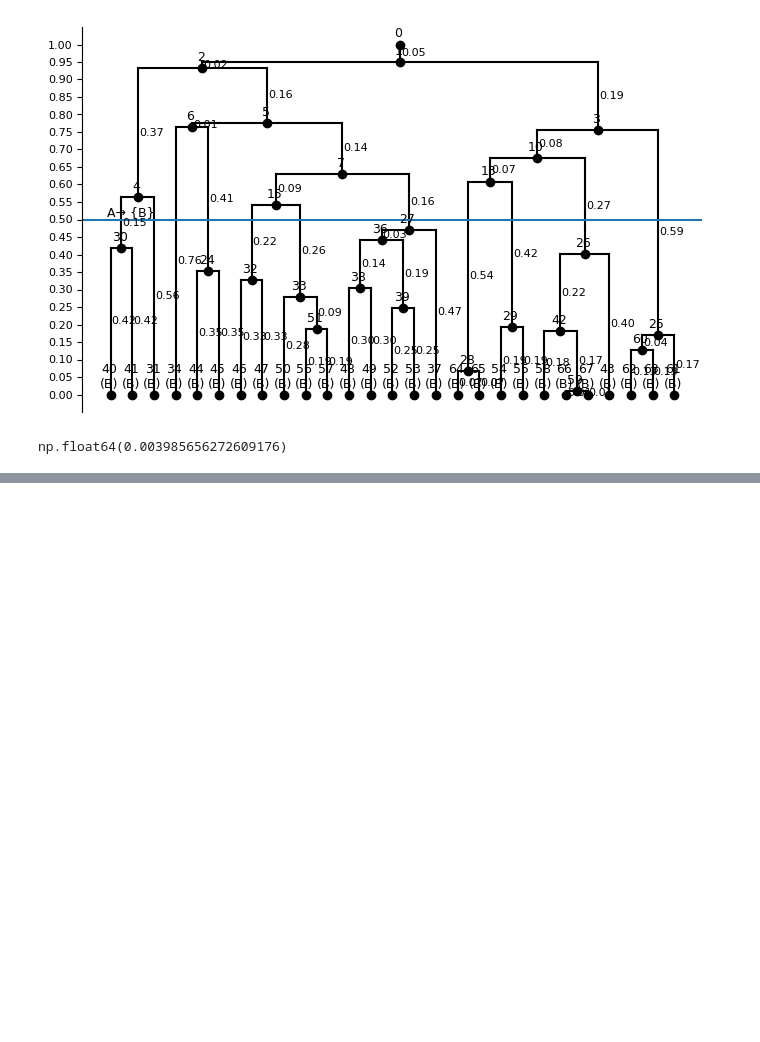
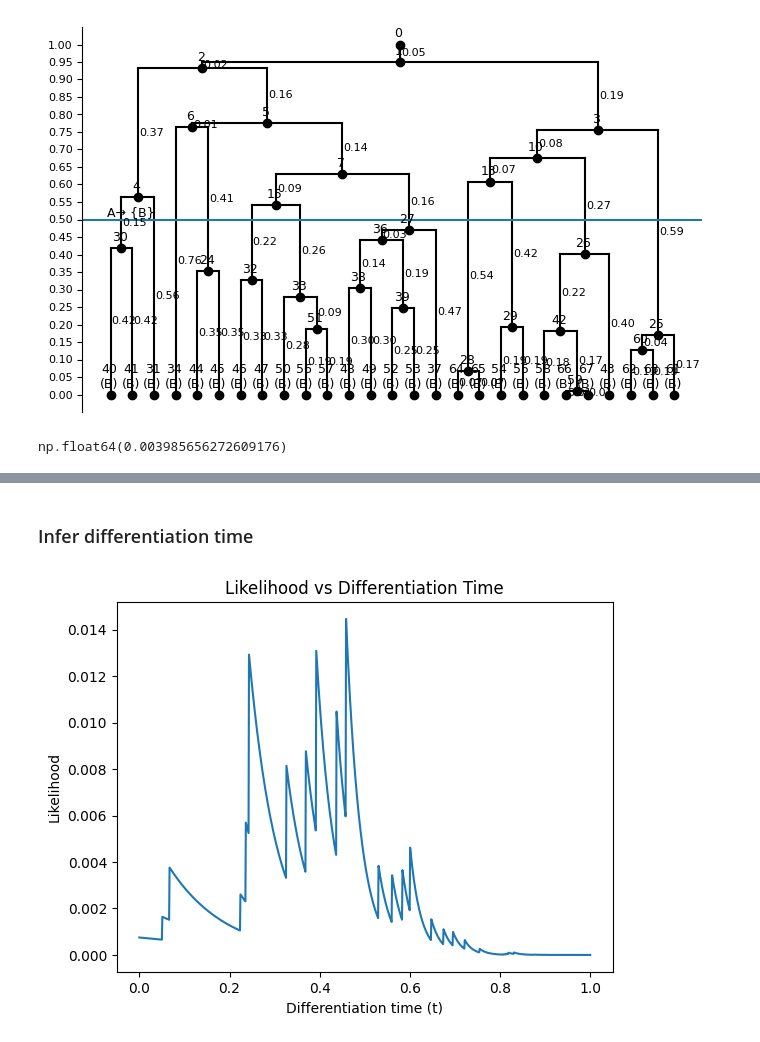
Before and after one commit to sashittal-group/CONCERT, a Jupyter notebook: notebooks/Simulation-2.ipynb, the cells around one changed output, grey strips where cells are left out. Cells and saved outputs as stored; diff of their text form; code cells hidden in the pictures; blank space fills up the shorter version.

Commit message:
Find likelihood for tree differentiation example

```diff
--- a/notebooks/Simulation-2.ipynb
+++ b/notebooks/Simulation-2.ipynb
@@ -442,0 +460,46 @@ plot_likelihood_surface(
+# %% [markdown]
+### Infer differentiation time
+# %%
+birth_rates = {
+    "A": 5.0,
+    "B": 2.0,
+}
+death_rates = {
+    "A": 0.3,
+    "B": 0.2,
+}
+
+transition_probabilities = pd.DataFrame(0.0, index=types, columns=types)
+
+# A -> B
+transition_probabilities.loc["A", "B"] = 1.0
+
+diff_T_infer = diff_T.copy()
+
+likelihoods = []
+
+time_grid = np.linspace(0.0, 1.0, 1000)  # 1000 evenly spaced points
+
+for t in time_grid:
+
+    diff_T_infer.nodes["A"]['diff_time'] = t
+
+    l = calculate_likelihood_of_tree(
+        birth_rates=birth_rates,
+        death_rates=death_rates,
+        sampling_rate=1.0,
+        transition_probabilities=transition_probabilities,
+        cell_lineage_T=cell_lineage_T,
+        diff_T=diff_T_infer
+    )
+
+    likelihoods.append(l)
+# %%
+plt.figure()
+plt.plot(time_grid, likelihoods)
+plt.xlabel("Differentiation time (t)")
+plt.ylabel("Likelihood")
+plt.title("Likelihood vs Differentiation Time")
+plt.show()
+# %% [output]
+[figure, added]
```
Also changed, not shown: parts of 23 cells of this notebook.
